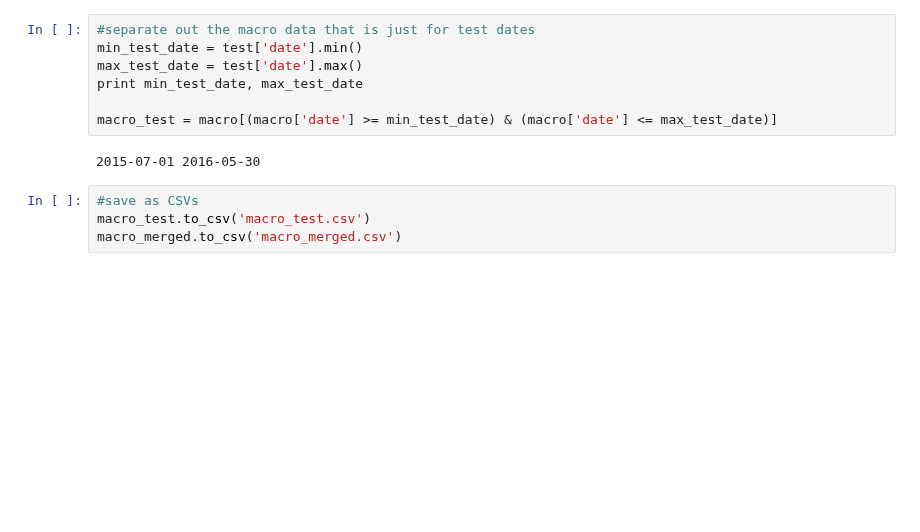
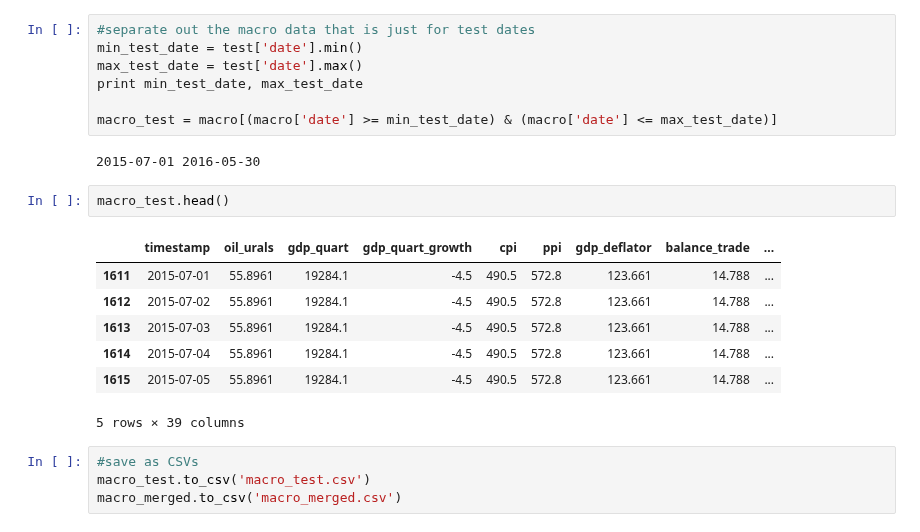
Before and after one commit to nycdatasci/bootcamp009_project, a Jupyter notebook: Project3-MachineLearning/jackenyeart_rachelkogan_clairevignonkeser/Rachel/macro.ipynb, the cells around one changed output. Cells and saved outputs as stored; diff of their text form; blank space fills up the shorter version.

```diff
--- a/Project3-MachineLearning/jackenyeart_rachelkogan_clairevignonkeser/Rachel/macro.ipynb
+++ b/Project3-MachineLearning/jackenyeart_rachelkogan_clairevignonkeser/Rachel/macro.ipynb
@@ -164,6 +164,16 @@ print min_test_date, max_test_date
 macro_test = macro[(macro['date'] >= min_test_date) & (macro['date'] <= max_test_date)]
 # %% [output]
 2015-07-01 2016-05-30
+# %%
+macro_test.head()
+# %% [output]
+|  | timestamp | oil_urals | gdp_quart | gdp_quart_growth | cpi | ppi | gdp_deflator | balance_trade | ... |
+| 1611 | 2015-07-01 | 55.8961 | 19284.1 | -4.5 | 490.5 | 572.8 | 123.661 | 14.788 | ... |
+| 1612 | 2015-07-02 | 55.8961 | 19284.1 | -4.5 | 490.5 | 572.8 | 123.661 | 14.788 | ... |
+| 1613 | 2015-07-03 | 55.8961 | 19284.1 | -4.5 | 490.5 | 572.8 | 123.661 | 14.788 | ... |
+| 1614 | 2015-07-04 | 55.8961 | 19284.1 | -4.5 | 490.5 | 572.8 | 123.661 | 14.788 | ... |
+| 1615 | 2015-07-05 | 55.8961 | 19284.1 | -4.5 | 490.5 | 572.8 | 123.661 | 14.788 | ... |
+5 rows × 39 columns
 # %%
 #save as CSVs
 macro_test.to_csv('macro_test.csv')
```
Also changed, not shown: parts of 8 cells of this notebook, 4 other files.
